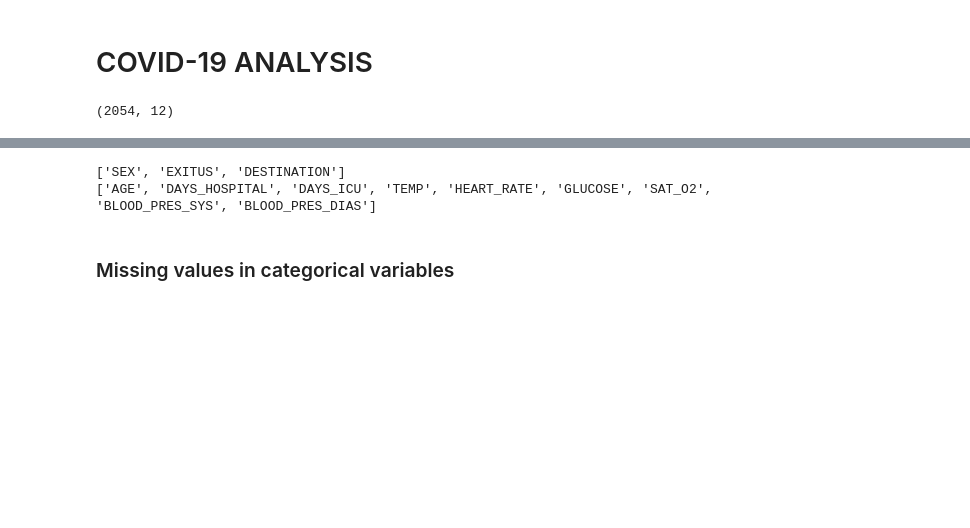
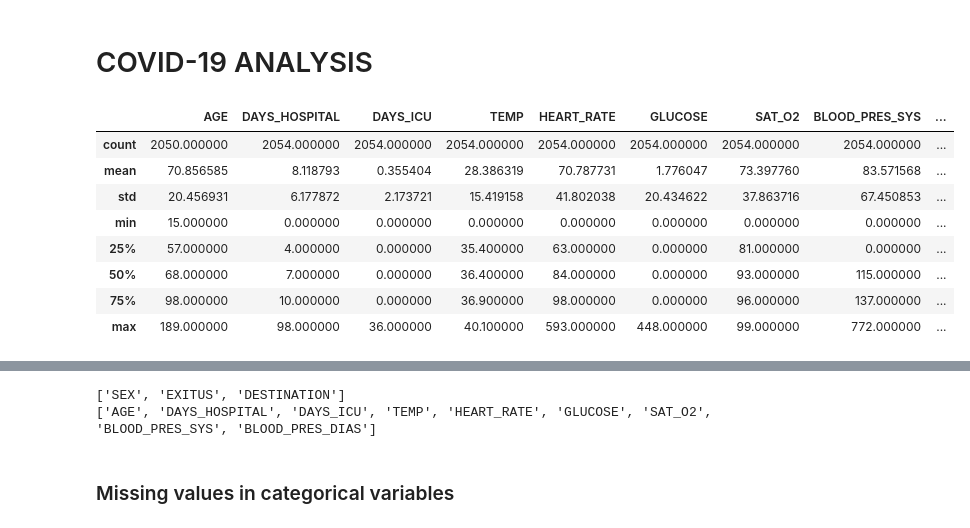
Before and after one commit to jFompe/Covid19Analysis, a Jupyter notebook: covid2.ipynb, the cells around one changed output, grey strips where cells are left out. Saved outputs shown, nothing was run; the diff lists cells and outputs as text; code cells hidden in the pictures; blank space fills up the shorter version.

```diff
--- a/covid2.ipynb
+++ b/covid2.ipynb
@@ -3,7 +3,15 @@
 # %%
 import pandas as pd
 from utils import *
 df = pd.read_csv("COVID19_data.csv", index_col="ID")
-print(df.shape)
+df.describe()
 # %% [output]
-(2054, 12)
+|  | AGE | DAYS_HOSPITAL | DAYS_ICU | TEMP | HEART_RATE | GLUCOSE | SAT_O2 | BLOOD_PRES_SYS | ... |
+| count | 2050.000000 | 2054.000000 | 2054.000000 | 2054.000000 | 2054.000000 | 2054.000000 | 2054.000000 | 2054.000000 | ... |
+| mean | 70.856585 | 8.118793 | 0.355404 | 28.386319 | 70.787731 | 1.776047 | 73.397760 | 83.571568 | ... |
+| std | 20.456931 | 6.177872 | 2.173721 | 15.419158 | 41.802038 | 20.434622 | 37.863716 | 67.450853 | ... |
+| min | 15.000000 | 0.000000 | 0.000000 | 0.000000 | 0.000000 | 0.000000 | 0.000000 | 0.000000 | ... |
+| 25% | 57.000000 | 4.000000 | 0.000000 | 35.400000 | 63.000000 | 0.000000 | 81.000000 | 0.000000 | ... |
+| 50% | 68.000000 | 7.000000 | 0.000000 | 36.400000 | 84.000000 | 0.000000 | 93.000000 | 115.000000 | ... |
+| 75% | 98.000000 | 10.000000 | 0.000000 | 36.900000 | 98.000000 | 0.000000 | 96.000000 | 137.000000 | ... |
+| max | 189.000000 | 98.000000 | 36.000000 | 40.100000 | 593.000000 | 448.000000 | 99.000000 | 772.000000 | ... |
```
Also changed, not shown: parts of 20 cells of this notebook.
